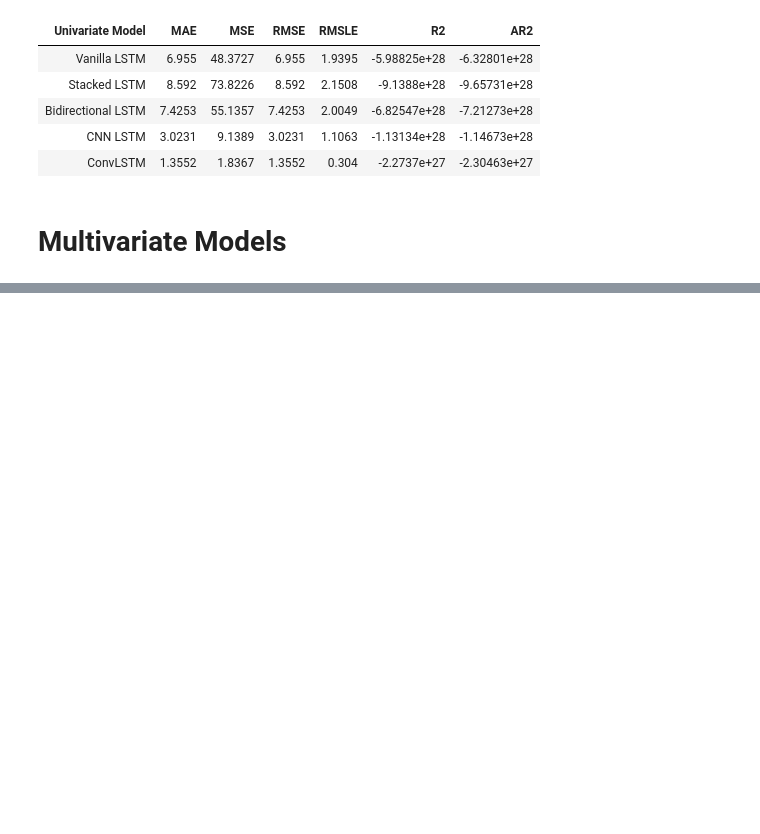
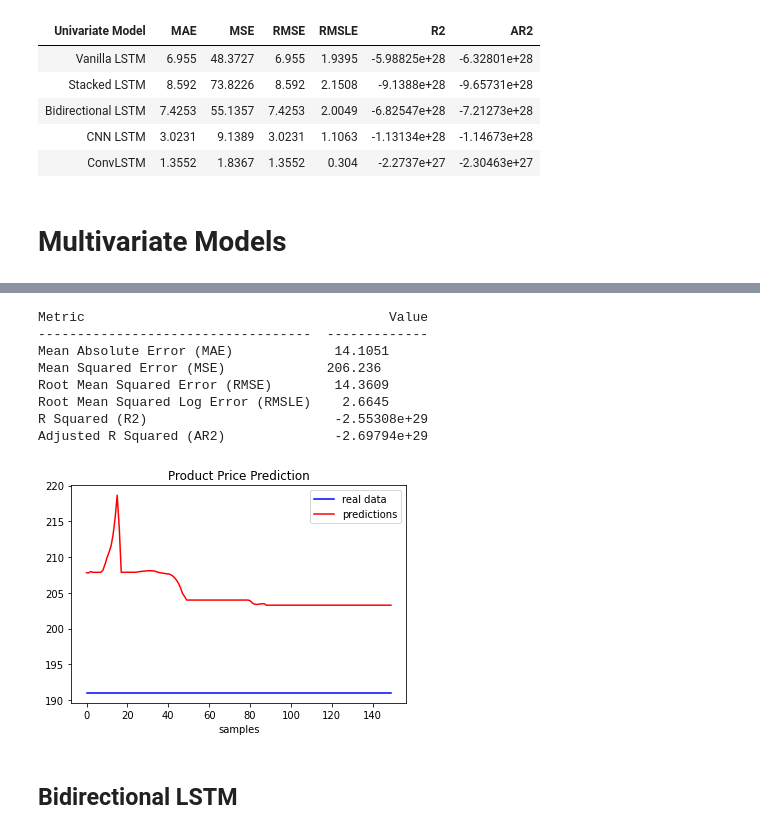
Before and after one commit to MarioCSilva/ProductPricesPrediction, a Jupyter notebook: read_files.ipynb, the cells around one changed output, grey strips where cells are left out. Cells and saved outputs as stored; diff of their text form; code cells hidden in the pictures; blank space fills up the shorter version.

```diff
--- a/read_files.ipynb
+++ b/read_files.ipynb
@@ -584,0 +715,17 @@ IndexError: too many indices for array: array is 1-dimensional, but 2 were index
+# %%
+# evaluate the model predictions
+metrics = evaluate_pred(y_pred, y_test)
+metrics.insert(0, "Stacked LSTM")
+multivariate_results.append(metrics)
+# %% [output]
+Metric                                       Value
+-----------------------------------  -------------
+Mean Absolute Error (MAE)             14.1051
+Mean Squared Error (MSE)             206.236
+Root Mean Squared Error (RMSE)        14.3609
+Root Mean Squared Log Error (RMSLE)    2.6645
+R Squared (R2)                        -2.55308e+29
+Adjusted R Squared (AR2)              -2.69794e+29
+[figure, added]
+# %% [markdown]
+## Bidirectional LSTM
```
Also changed, not shown: parts of 39 cells of this notebook.
